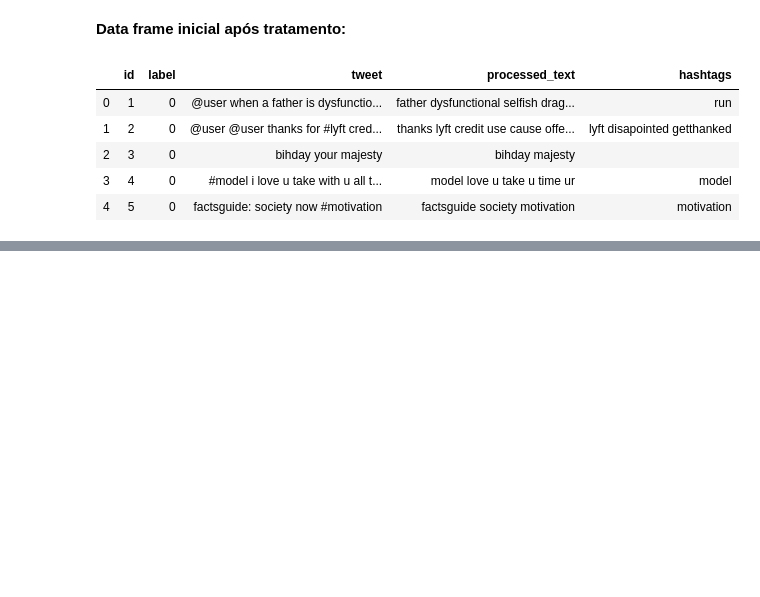
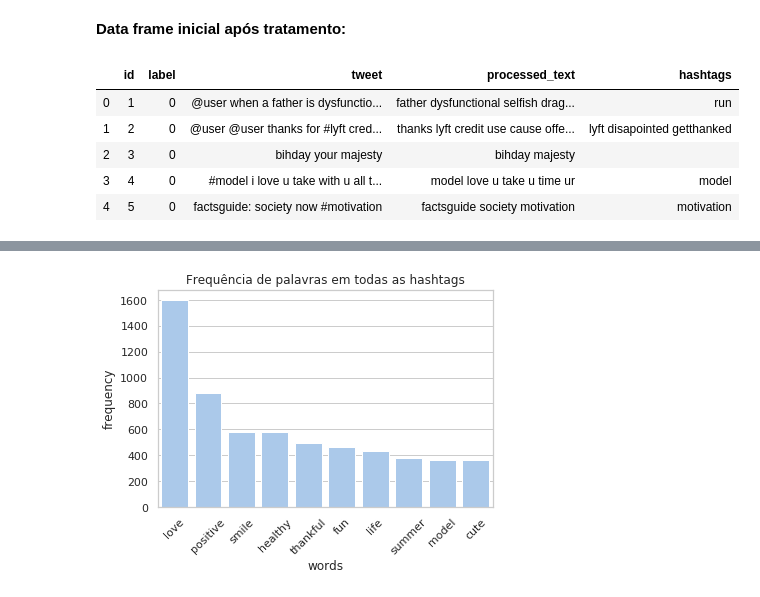
Before and after one commit to lucasdutraf/TwitterSentimentAnalysis, a Jupyter notebook: twitter_sentiment_analysis.ipynb, the cells around one changed output, grey strips where cells are left out. Drawn from its saved outputs; the diff is of its cells as text; code cells hidden in the pictures; blank space fills up the shorter version.

```diff
--- a/twitter_sentiment_analysis.ipynb
+++ b/twitter_sentiment_analysis.ipynb
@@ -121,0 +149,9 @@ Para melhor visualização das palavras que mais se repetem no dataset analisado
+# %%
+from nltk import FreqDist
+
+all_hashtag_frequency = FreqDist(list((" ".join(df_train.hashtags)).split())).most_common(10)
+
+hatred_hashtag_frequency = FreqDist(list((" ".join(df_train[df_train['label']==1]['hashtags'])).split())).most_common(10)
+# %%
+df_hatredhashtags = pd.DataFrame(hatred_hashtag_frequency, columns=['words', 'frequency'])
+df_allhashtags = pd.DataFrame(all_hashtag_frequency, columns=['words', 'frequency'])
@@ -121,0 +165,9 @@ Para melhor visualização das palavras que mais se repetem no dataset analisado
+# %%
+sns.set(style="whitegrid")
+sns.set_color_codes("pastel")
+sns.barplot(x='words', y='frequency', data=df_allhashtags, color='b')
+plt.xticks(rotation = 45)
+plt.title('Frequência de palavras em todas as hashtags')
+plt.show()
+# %% [output]
+[figure, added]
```
Also changed, not shown: parts of 9 cells of this notebook.
